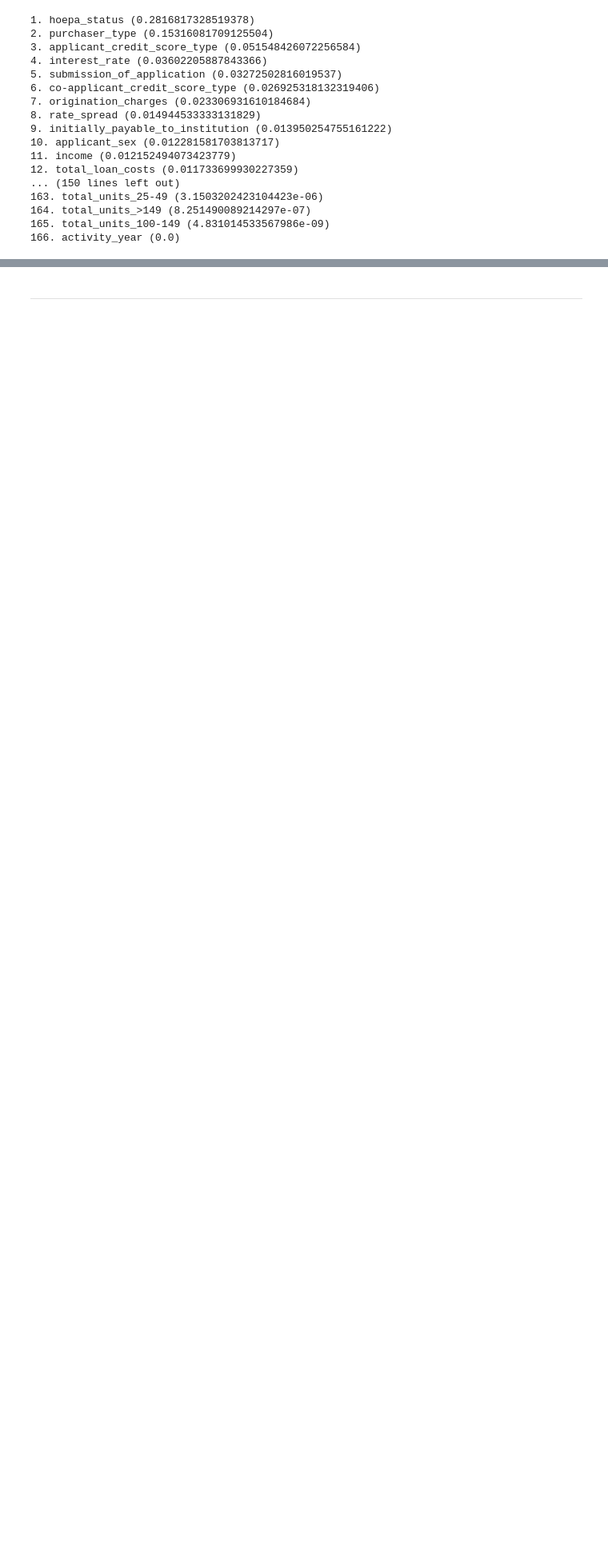
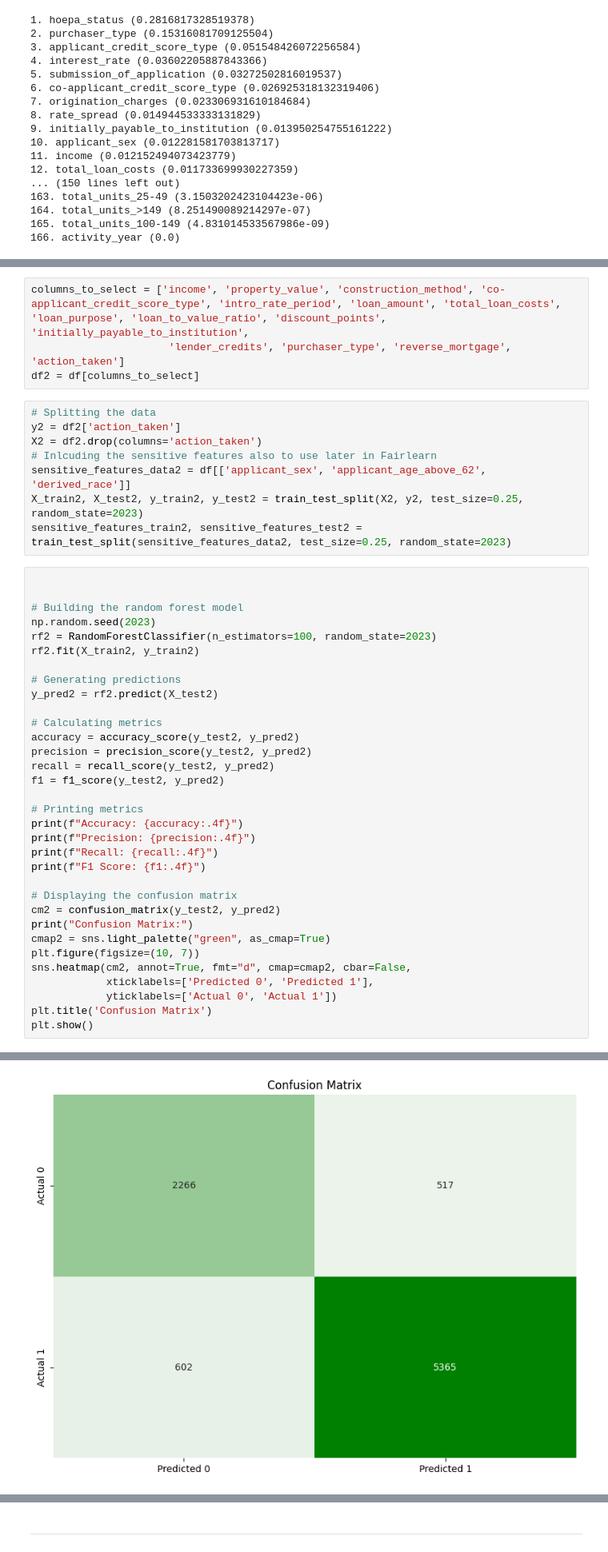
Before and after one commit to ec1302/MSBA_Capstone_Saxa7, a Jupyter notebook: Models/random_forest_test.ipynb, the cells around one changed output, grey strips where cells are left out. Shown at 80% size. Drawn from its saved outputs; the diff is of its cells as text; blank space fills up the shorter version.

Commit message:
Added model version 1.0 with selected variables. Added a new file called Variable_analysis to further generate insights into these selected variables.

```diff
--- a/Models/random_forest_test.ipynb
+++ b/Models/random_forest_test.ipynb
@@ -207,0 +231,46 @@ for i, idx in enumerate(sorted_indices):
+# %%
+columns_to_select = ['income', 'property_value', 'construction_method', 'co-applicant_credit_score_type', 'intro_rate_period', 'loan_amount', 'total_loan_costs', 'loan_purpose', 'loan_to_value_ratio', 'discount_points', 'initially_payable_to_institution',
+                      'lender_credits', 'purchaser_type', 'reverse_mortgage', 'action_taken']
+df2 = df[columns_to_select]
+# %%
+# Splitting the data
+y2 = df2['action_taken']
+X2 = df2.drop(columns='action_taken')
+# Inlcuding the sensitive features also to use later in Fairlearn
+sensitive_features_data2 = df[['applicant_sex', 'applicant_age_above_62', 'derived_race']]
+X_train2, X_test2, y_train2, y_test2 = train_test_split(X2, y2, test_size=0.25, random_state=2023)
+sensitive_features_train2, sensitive_features_test2 = train_test_split(sensitive_features_data2, test_size=0.25, random_state=2023)
+# %%
+
+
+# Building the random forest model
+np.random.seed(2023)
+rf2 = RandomForestClassifier(n_estimators=100, random_state=2023)
+rf2.fit(X_train2, y_train2)
+
+# Generating predictions
+y_pred2 = rf2.predict(X_test2)
+
+# Calculating metrics
+accuracy = accuracy_score(y_test2, y_pred2)
+precision = precision_score(y_test2, y_pred2)
+recall = recall_score(y_test2, y_pred2)
+f1 = f1_score(y_test2, y_pred2)
+
+# Printing metrics
+print(f"Accuracy: {accuracy:.4f}")
+print(f"Precision: {precision:.4f}")
+print(f"Recall: {recall:.4f}")
+print(f"F1 Score: {f1:.4f}")
+
+# Displaying the confusion matrix
+cm2 = confusion_matrix(y_test2, y_pred2)
+print("Confusion Matrix:")
+cmap2 = sns.light_palette("green", as_cmap=True)
+plt.figure(figsize=(10, 7))
+sns.heatmap(cm2, annot=True, fmt="d", cmap=cmap2, cbar=False,
+            xticklabels=['Predicted 0', 'Predicted 1'],
+            yticklabels=['Actual 0', 'Actual 1'])
+plt.title('Confusion Matrix')
+plt.show()
+# %% [output]
@@ -207,0 +282 @@ for i, idx in enumerate(sorted_indices):
+[figure, added]
```
Also changed, not shown: parts of 17 cells of this notebook, 6 other files.
